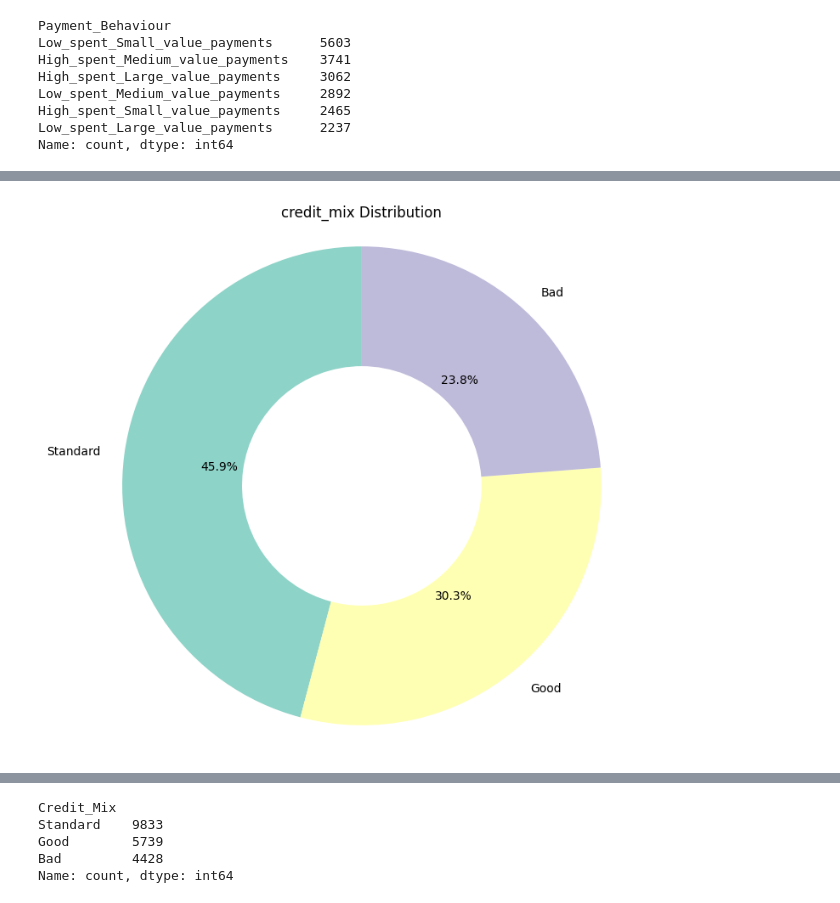
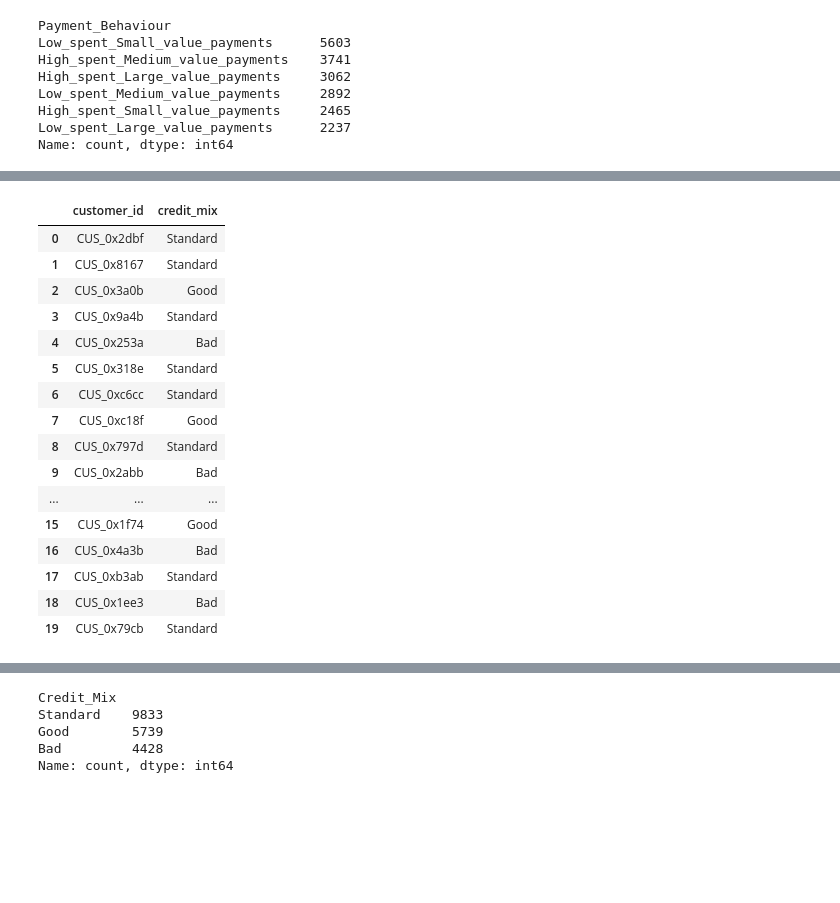
Before and after one commit to Abhinav-Kumar012/ML-project, a Jupyter notebook: notebooks/credit-preprocessing copy.ipynb, the cells around one changed output, grey strips where cells are left out. Cells and saved outputs as stored; diff of their text form; code cells hidden in the pictures; blank space fills up the shorter version.

```diff
--- a/notebooks/credit-preprocessing copy.ipynb
+++ b/notebooks/credit-preprocessing copy.ipynb
@@ -513,68 +599,10 @@ Name: count, dtype: int64
 # %%
-import matplotlib.pyplot as plt
-import seaborn as sns
-df_train["total_bank_accounts"].value_counts().sort_index().head(20)
-
-print(df_train['rate_of_interest'].isnull().sum())
-
-print(df_train["total_bank_accounts"].isnull().sum())
-print(df_train['rate_of_interest'].dtype)
-
-
-
-plt.figure(figsize=(8, 6))
-sns.kdeplot(df_train[df_train['rate_of_interest'] < 500]['rate_of_interest'], shade=True, color="purple")
-plt.title("Interest Rate Density Plot")
-plt.xlabel("Rate of Interest")
-plt.show()
-
-plt.figure(figsize=(8, 6))
-sns.kdeplot(df_train[df_train['total_bank_accounts'] < 80]['total_bank_accounts'], shade=True, color="purple")
-plt.title("Bank Accounts Plot")
-plt.xlabel("Bank Accounts")
-plt.show()
-
-
-df_train[pd.to_numeric(df_train["total_current_loans"], errors="coerce").isna()]["total_current_loans"].head(20)
-
-
-# df_train["total_current_loans"] = df_train["total_current_loans"].str.strip("_")
-
-df_train["total_current_loans"] = pd.to_numeric(df_train["total_current_loans"], downcast="integer")
-
-df_train["total_current_loans"].dtype
-
-df_train["total_current_loans"].value_counts().sort_index().head(20)
-
-df_train.groupby("customer_id")["loan_type"].value_counts().sample(20)
+print(df_train.groupby("customer_id")["loan_type"].value_counts().sample(20))
 
 df_train.groupby("customer_id")["loan_type"].value_counts().value_counts()
 
 
-df_train.credit_mix.value_counts()
+print(df_train.credit_mix.value_counts())
 
 df_train[["customer_id", "credit_mix"]].head(20)
-
-df_train.loc[df_train["credit_mix"] == "_", "credit_mix"] = pd.NA
-
-df_train["credit_mix"] = df_train.groupby("customer_id")["credit_mix"].transform(
-    lambda x: x.fillna(x.mode()[0]))
-
-df_train["credit_mix"].isna().sum()
-# df_train.rate_of_interest.value_counts().sort_index().head(20)
-# plt.figure(figsize=(8, 6))
-# sns.boxplot(data=df_train, y="rate_of_interest", palette="Set3")
-# plt.title("interest_rate Distribution")
-# plt.show()
-
-plt.figure(figsize=(8, 8))
-plt.pie(df_train["credit_mix"].value_counts(),
-        labels=df_train["credit_mix"].value_counts().index,
-        autopct='%1.1f%%',
-        startangle=90,
-        colors=plt.cm.Set3.colors,
-        wedgeprops=dict(width=0.5))
-plt.title("credit_mix Distribution")
-plt.axis('equal')
-plt.show()
 # %% [output]
@@ -594 +626,17 @@ This will become an error in seaborn v0.14.0; please update your code.
-[figure, removed]
+|  | customer_id | credit_mix |
+| 0 | CUS_0x2dbf | Standard |
+| 1 | CUS_0x8167 | Standard |
+| 2 | CUS_0x3a0b | Good |
+| 3 | CUS_0x9a4b | Standard |
+| 4 | CUS_0x253a | Bad |
+| 5 | CUS_0x318e | Standard |
+| 6 | CUS_0xc6cc | Standard |
+| 7 | CUS_0xc18f | Good |
+| 8 | CUS_0x797d | Standard |
+| 9 | CUS_0x2abb | Bad |
+| ... | ... | ... |
+| 15 | CUS_0x1f74 | Good |
+| 16 | CUS_0x4a3b | Bad |
+| 17 | CUS_0xb3ab | Standard |
+| 18 | CUS_0x1ee3 | Bad |
+| 19 | CUS_0x79cb | Standard |
```
Also changed, not shown: parts of 13 cells of this notebook.
